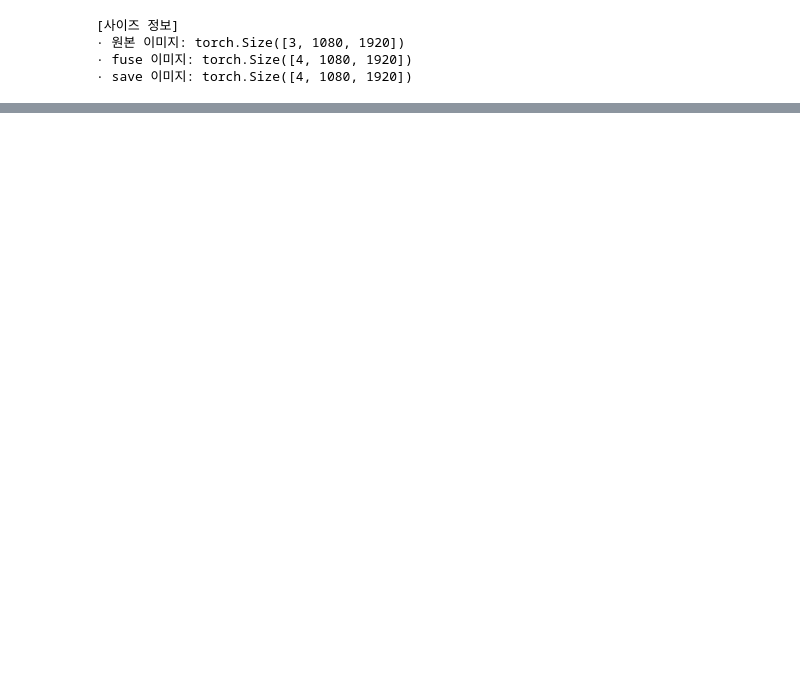
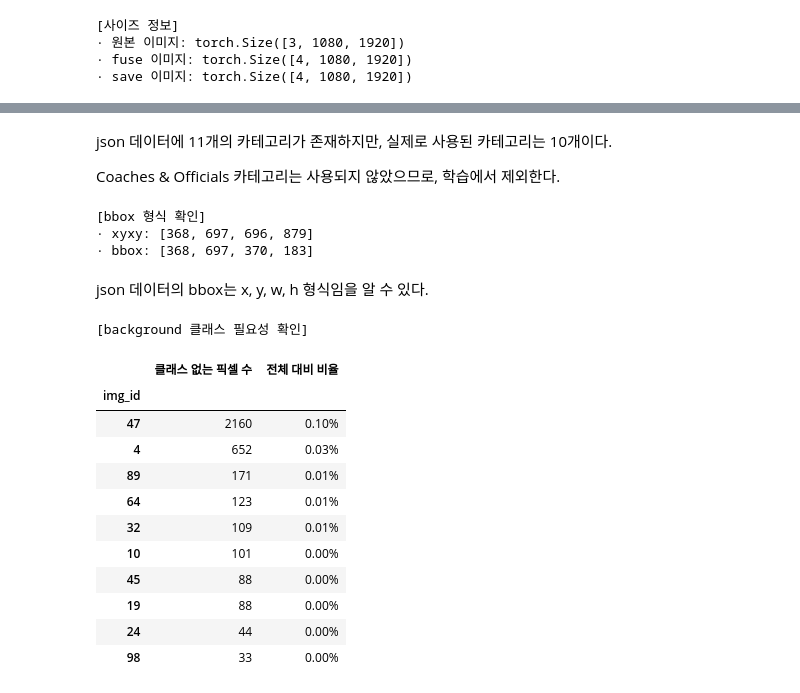
Before and after one commit to wonbywondev/ML-DL, a Jupyter notebook: 08_DL_ImageSegmentation/08_UNet_Football.ipynb, the cells around one changed output, grey strips where cells are left out. Cells and saved outputs as stored; diff of their text form; code cells hidden in the pictures; blank space fills up the shorter version.

```diff
--- a/08_DL_ImageSegmentation/08_UNet_Football.ipynb
+++ b/08_DL_ImageSegmentation/08_UNet_Football.ipynb
@@ -221,0 +275,79 @@ for ann_id in ann_ids:
+# %% [markdown]
+json 데이터에 11개의 카테고리가 존재하지만, 실제로 사용된 카테고리는 10개이다.
+
+Coaches & Officials 카테고리는 사용되지 않았으므로, 학습에서 제외한다.
+# %%
+print("[bbox 형식 확인]")
+
+img_id = random.randint(1, len(BASE_JSON.getImgIds()))
+ann_id = BASE_JSON.getAnnIds(img_id)[0]
+ann = BASE_JSON.loadAnns(ann_id)[0]
+
+bbox = [int(i) for i in ann["bbox"]]
+
+seg = ann["segmentation"][0]
+x_seg = [i for i in seg if seg.index(i) % 2 == 0]
+y_seg = [i for i in seg if seg.index(i) % 2 != 0]
+
+xyxy = [min(x_seg), min(y_seg), max(x_seg), max(y_seg)]
+
+print(f"· xyxy: {xyxy}")
+print(f"· bbox: {bbox}")
+# %% [output]
+[bbox 형식 확인]
+· xyxy: [368, 697, 696, 879]
+· bbox: [368, 697, 370, 183]
+# %% [markdown]
+json 데이터의 bbox는 x, y, w, h 형식임을 알 수 있다.
+# %%
+print("[background 클래스 필요성 확인]")
+
+import pandas as pd
+import numpy as np
+from PIL import Image, ImageDraw
+
+no_category_df = pd.DataFrame(columns=["img_id", "클래스 없는 픽셀 수", "전체 대비 비율"])
+
+for img_id in BASE_JSON.getImgIds():
+
+    ann_ids = BASE_JSON.getAnnIds(img_id)
+    anns = BASE_JSON.loadAnns(ann_ids)
+
+    frame = np.ones((H, W), dtype=np.uint8)
+    category_frame = np.zeros((H, W), dtype=np.uint8)
+
+    for ann in anns:
+        for seg in ann["segmentation"]:
+            x_segs = [int(seg[i]) for i in range(0, len(seg), 2)]
+            y_segs = [int(seg[i+1]) for i in range(0, len(seg), 2)]
+
+            tmp_mask = Image.new("L", (W, H), 0)
+            draw = ImageDraw.Draw(tmp_mask)
+            polygon = list(zip(x_segs, y_segs))
+            draw.polygon(polygon, outline=1, fill=1)
+
+            tmp_array = np.array(tmp_mask)
+            ys, xs = np.where(tmp_array > 0)
+
+            category_frame[ys, xs] = 1
+
+    no_category_area = frame - category_frame
+
+    no_category_df.loc[len(no_category_df)] = [int(img_id), int(no_category_area.sum()), f"{no_category_area.sum() / frame.sum() * 100:.2f}%"]
+
+no_category_df = no_category_df.set_index("img_id")
+no_category_df.sort_values("클래스 없는 픽셀 수", ascending=False).head(10)
+# %% [output]
+[background 클래스 필요성 확인]
+|  | 클래스 없는 픽셀 수 | 전체 대비 비율 |
+| img_id |  |  |
+| 47 | 2160 | 0.10% |
+| 4 | 652 | 0.03% |
+| 89 | 171 | 0.01% |
+| 64 | 123 | 0.01% |
+| 32 | 109 | 0.01% |
+| 10 | 101 | 0.00% |
+| 45 | 88 | 0.00% |
+| 19 | 88 | 0.00% |
+| 24 | 44 | 0.00% |
+| 98 | 33 | 0.00% |
```
Also changed, not shown: parts of 30 cells of this notebook.
